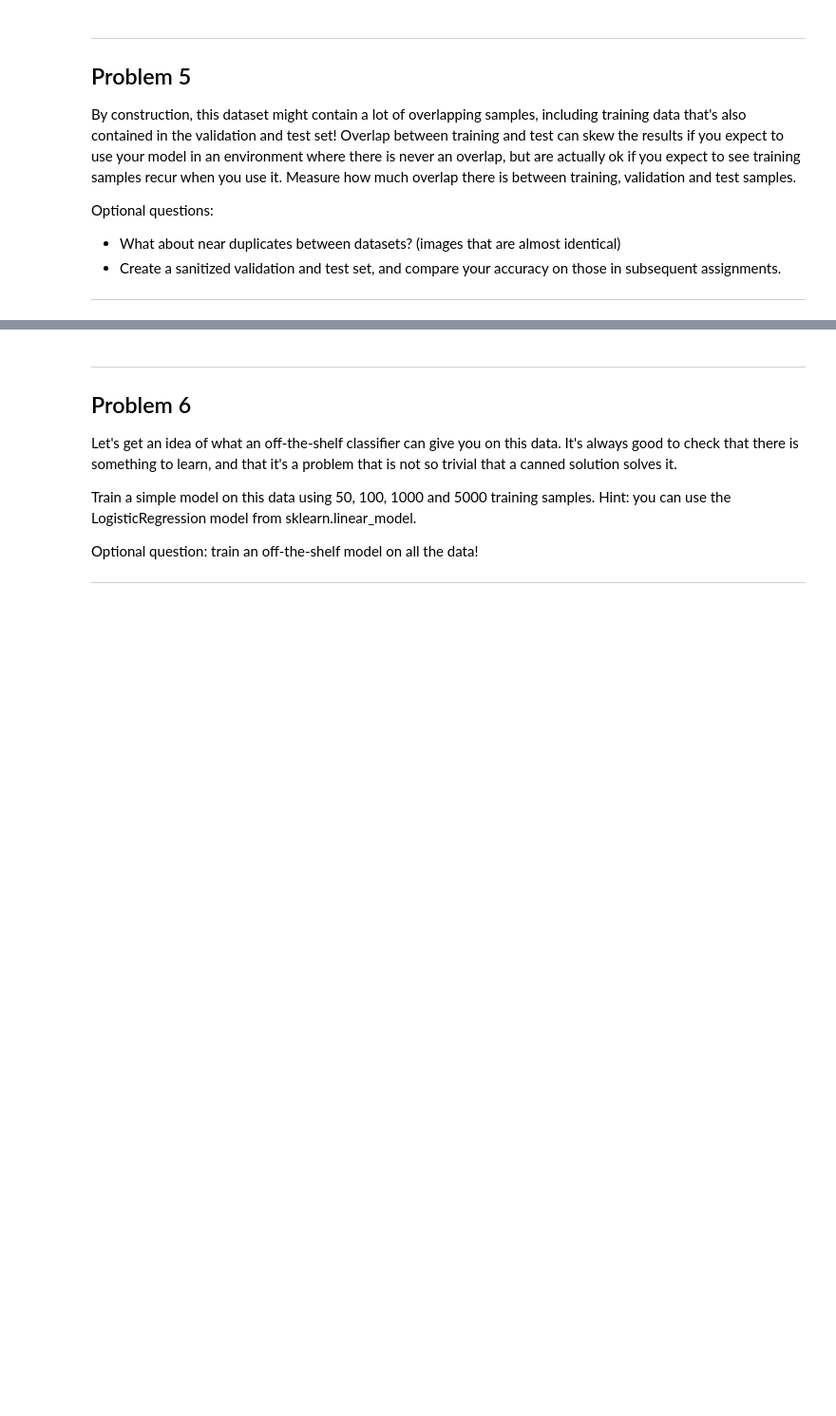
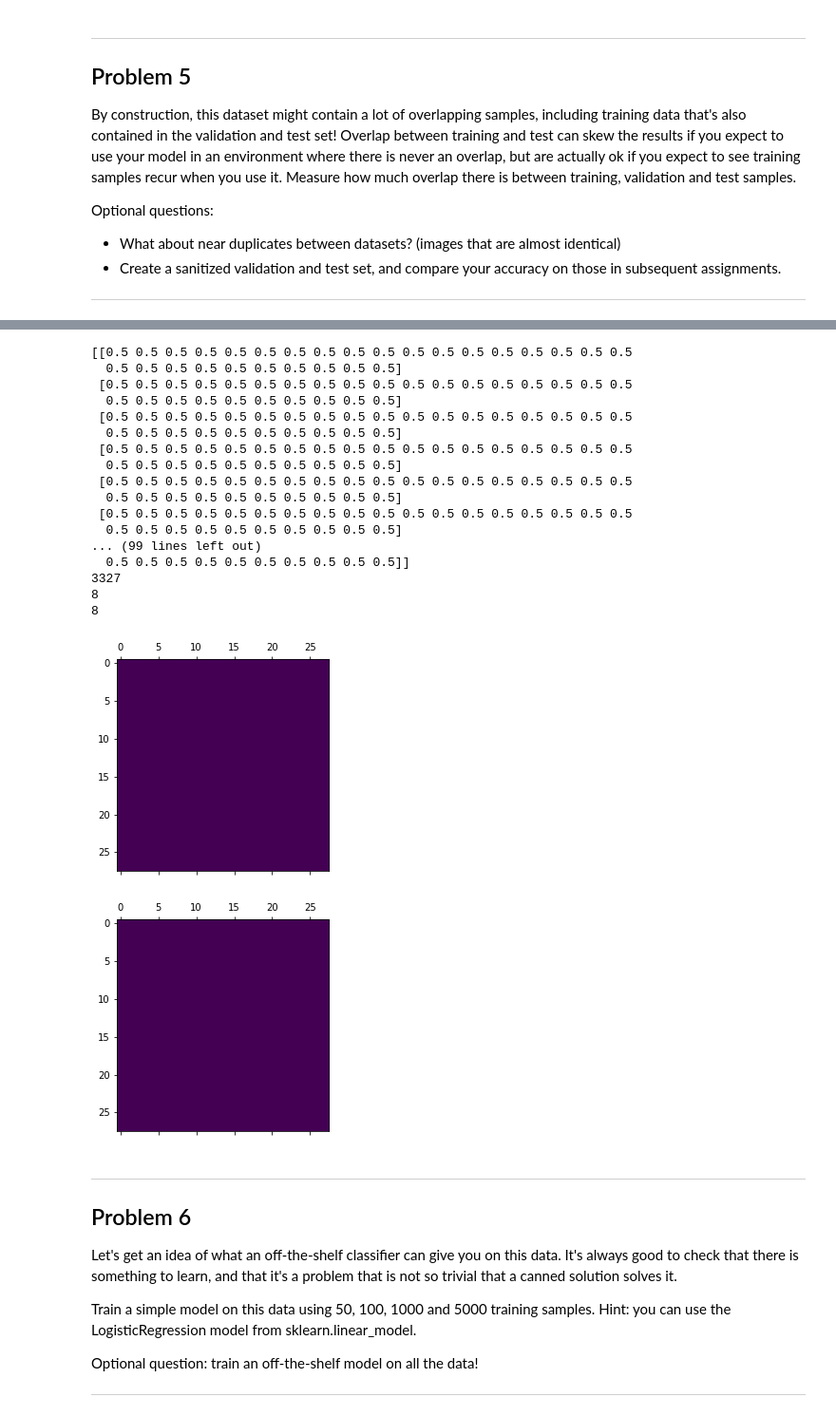
Before and after one commit to hjerpe/udacity-deep-learning, a Jupyter notebook: 1_notmnist.ipynb, the cells around one changed output, grey strips where cells are left out. Shown: that part at 95% size. Saved outputs shown, nothing was run; the diff lists cells and outputs as text; code cells hidden in the pictures; blank space fills up the shorter version.

```diff
--- a/1_notmnist.ipynb
+++ b/1_notmnist.ipynb
@@ -332,3 +480,36 @@ Optional questions:
+# %%
+ind = 3
+
+plt.matshow(train_dataset[duplicates[ind][0]])
+plt.matshow(valid_dataset[duplicates[ind][1]])
+print(train_dataset[duplicates[ind][0]])
+print(valid_dataset[duplicates[ind][1]])
+
+print(overlap)
+# print(duplicates)
+print(train_labels[duplicates[ind][0]])
+print(valid_labels[duplicates[ind][1]])
+# print(duplicates)
+# %% [output]
+[[0.5 0.5 0.5 0.5 0.5 0.5 0.5 0.5 0.5 0.5 0.5 0.5 0.5 0.5 0.5 0.5 0.5 0.5
+  0.5 0.5 0.5 0.5 0.5 0.5 0.5 0.5 0.5 0.5]
+ [0.5 0.5 0.5 0.5 0.5 0.5 0.5 0.5 0.5 0.5 0.5 0.5 0.5 0.5 0.5 0.5 0.5 0.5
+  0.5 0.5 0.5 0.5 0.5 0.5 0.5 0.5 0.5 0.5]
+ [0.5 0.5 0.5 0.5 0.5 0.5 0.5 0.5 0.5 0.5 0.5 0.5 0.5 0.5 0.5 0.5 0.5 0.5
+  0.5 0.5 0.5 0.5 0.5 0.5 0.5 0.5 0.5 0.5]
+ [0.5 0.5 0.5 0.5 0.5 0.5 0.5 0.5 0.5 0.5 0.5 0.5 0.5 0.5 0.5 0.5 0.5 0.5
+  0.5 0.5 0.5 0.5 0.5 0.5 0.5 0.5 0.5 0.5]
+ [0.5 0.5 0.5 0.5 0.5 0.5 0.5 0.5 0.5 0.5 0.5 0.5 0.5 0.5 0.5 0.5 0.5 0.5
+  0.5 0.5 0.5 0.5 0.5 0.5 0.5 0.5 0.5 0.5]
+ [0.5 0.5 0.5 0.5 0.5 0.5 0.5 0.5 0.5 0.5 0.5 0.5 0.5 0.5 0.5 0.5 0.5 0.5
+  0.5 0.5 0.5 0.5 0.5 0.5 0.5 0.5 0.5 0.5]
+... (99 lines left out)
+  0.5 0.5 0.5 0.5 0.5 0.5 0.5 0.5 0.5 0.5]]
+3327
+8
+8
+[figure, added]
+[figure, added]
 # %% [markdown]
 ---
 Problem 6
```
Also changed, not shown: parts of 12 cells of this notebook.
